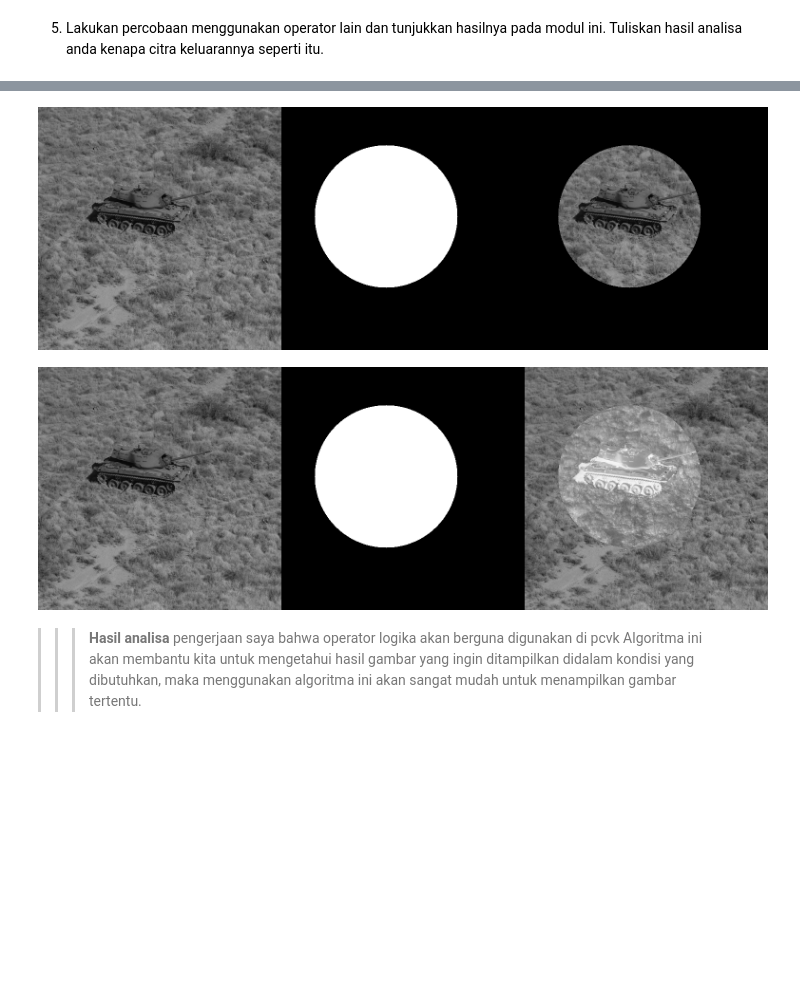
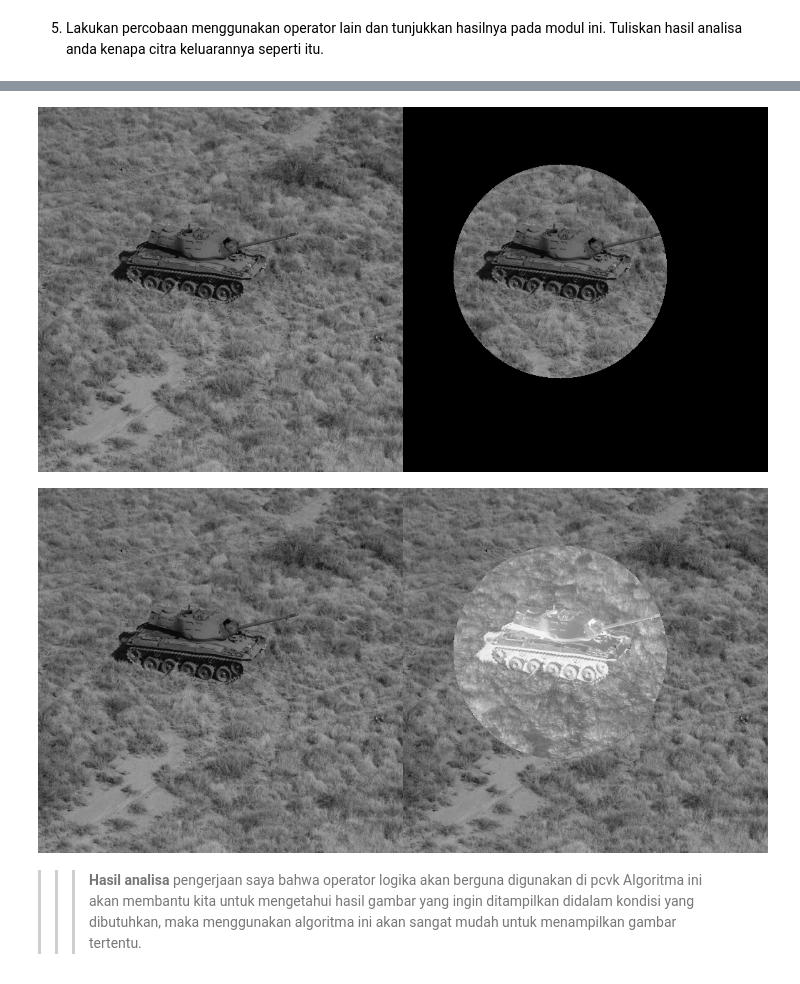
Before and after one commit to Qitaa/PCVK_Genap_2022, a Jupyter notebook: Week5.ipynb, the cells around one changed output, grey strips where cells are left out. Cells and saved outputs as stored; diff of their text form; code cells hidden in the pictures; blank space fills up the shorter version.

```diff
--- a/Week5.ipynb
+++ b/Week5.ipynb
@@ -217,15 +217,15 @@ cv2_imshow(tank_frame)
 # %%
 img_t = cv.imread('/content/drive/MyDrive/Images/tank.tiff')
 
 mask = np.zeros(img_t.shape, dtype=np.uint8)
 mask = cv.circle(mask, (220, 230), 150, (255,255,255), -1)
 
 masked = img_t & mask #{and}
 
-tank_frame = cv.hconcat((img_t, mask, masked))
+tank_frame = cv.hconcat((img_t, masked))
 cv2_imshow(tank_frame)
 # %% [output]
-[figure, old version]
+[figure, new version]
 # %%
 img_t = cv.imread('/content/drive/MyDrive/Images/tank.tiff')
 
@@ -234,10 +234,10 @@ mask = cv.circle(mask, (220, 230), 150, (255,255,255), -1)
 
 masked = img_t ^ mask #{and}
 
-tank_frame = cv.hconcat((img_t, mask, masked))
+tank_frame = cv.hconcat((img_t, masked))
 cv2_imshow(tank_frame)
 # %% [output]
-[figure, old version]
+[figure, new version]
 # %% [markdown]
 
 >>>**Hasil analisa** pengerjaan saya bahwa operator logika akan berguna digunakan di pcvk Algoritma ini akan membantu kita untuk mengetahui hasil gambar yang ingin ditampilkan didalam kondisi yang dibutuhkan, maka menggunakan algoritma ini akan sangat mudah untuk menampilkan gambar tertentu.
```
Also changed, not shown: parts of 2 cells of this notebook.
